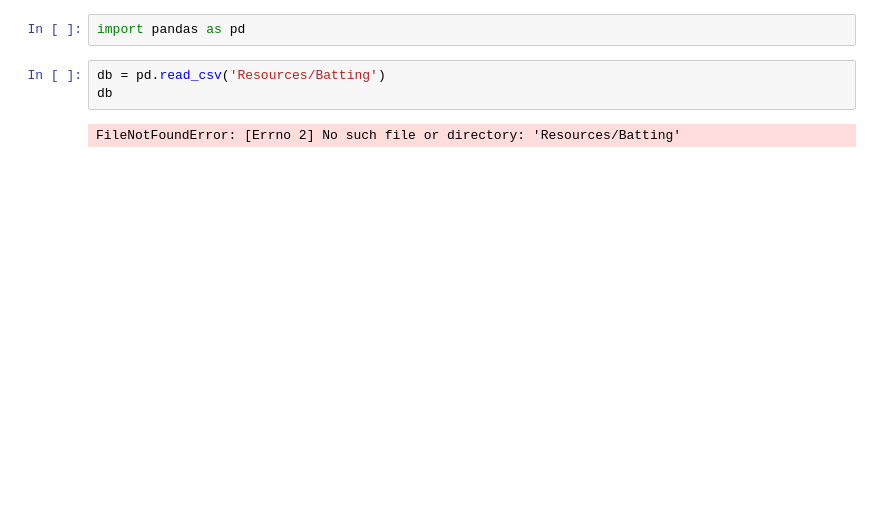
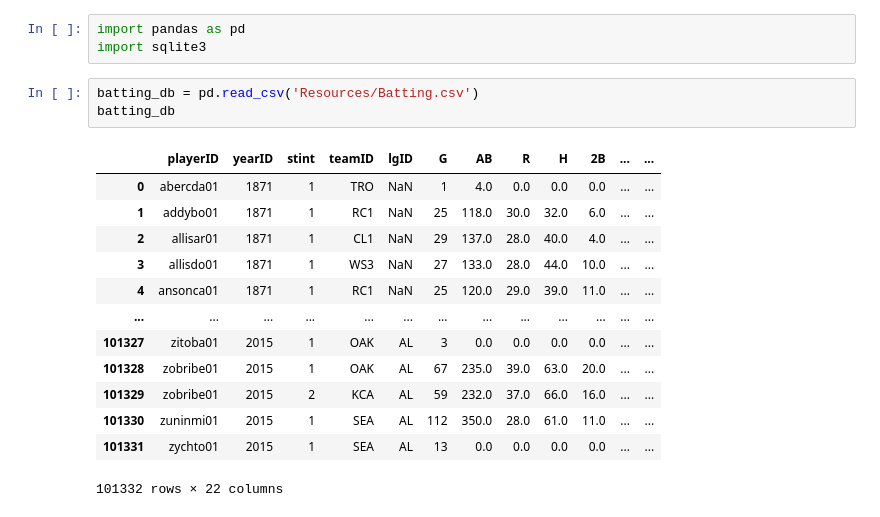
Before and after one commit to Mcusac/Project-3, a Jupyter notebook: Untitled.ipynb, the cells around one changed output. Drawn from its saved outputs; the diff is of its cells as text; blank space fills up the shorter version.

```diff
--- a/Untitled.ipynb
+++ b/Untitled.ipynb
@@ -1,7 +1,20 @@
 # %%
 import pandas as pd
+import sqlite3
 # %%
-db = pd.read_csv('Resources/Batting')
-db
+batting_db = pd.read_csv('Resources/Batting.csv')
+batting_db
 # %% [output]
+|  | playerID | yearID | stint | teamID | lgID | G | AB | R | H | 2B | ... | ... |
+| 0 | abercda01 | 1871 | 1 | TRO | NaN | 1 | 4.0 | 0.0 | 0.0 | 0.0 | ... | ... |
+| 1 | addybo01 | 1871 | 1 | RC1 | NaN | 25 | 118.0 | 30.0 | 32.0 | 6.0 | ... | ... |
+| 2 | allisar01 | 1871 | 1 | CL1 | NaN | 29 | 137.0 | 28.0 | 40.0 | 4.0 | ... | ... |
+| 3 | allisdo01 | 1871 | 1 | WS3 | NaN | 27 | 133.0 | 28.0 | 44.0 | 10.0 | ... | ... |
+| 4 | ansonca01 | 1871 | 1 | RC1 | NaN | 25 | 120.0 | 29.0 | 39.0 | 11.0 | ... | ... |
+| ... | ... | ... | ... | ... | ... | ... | ... | ... | ... | ... | ... | ... |
+| 101327 | zitoba01 | 2015 | 1 | OAK | AL | 3 | 0.0 | 0.0 | 0.0 | 0.0 | ... | ... |
+| 101328 | zobribe01 | 2015 | 1 | OAK | AL | 67 | 235.0 | 39.0 | 63.0 | 20.0 | ... | ... |
+| 101329 | zobribe01 | 2015 | 2 | KCA | AL | 59 | 232.0 | 37.0 | 66.0 | 16.0 | ... | ... |
+| 101330 | zuninmi01 | 2015 | 1 | SEA | AL | 112 | 350.0 | 28.0 | 61.0 | 11.0 | ... | ... |
+| 101331 | zychto01 | 2015 | 1 | SEA | AL | 13 | 0.0 | 0.0 | 0.0 | 0.0 | ... | ... |
-FileNotFoundError: [Errno 2] No such file or directory: 'Resources/Batting'
+101332 rows × 22 columns
```
Also changed, not shown: parts of 8 cells of this notebook, 1 other file.
